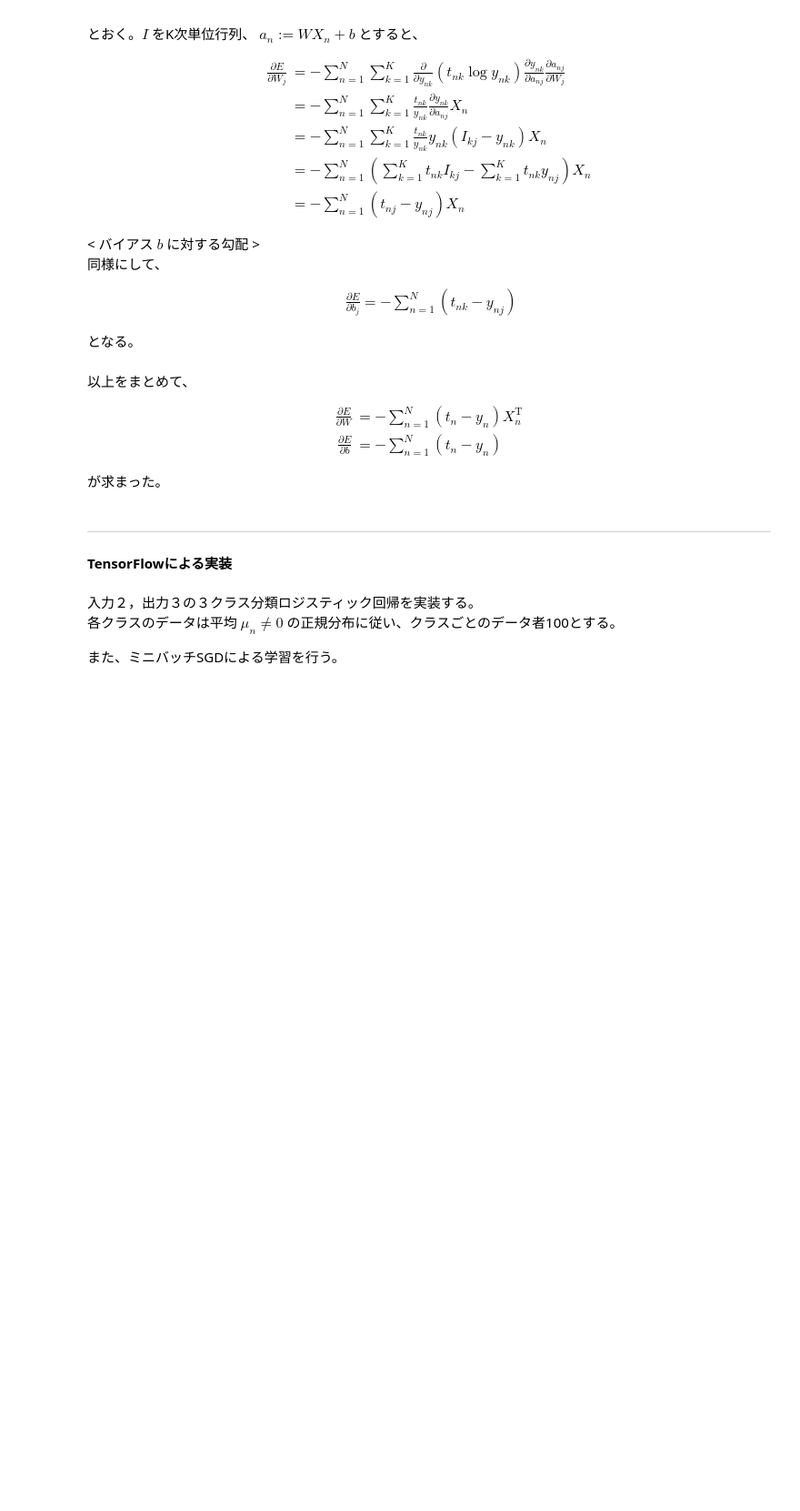
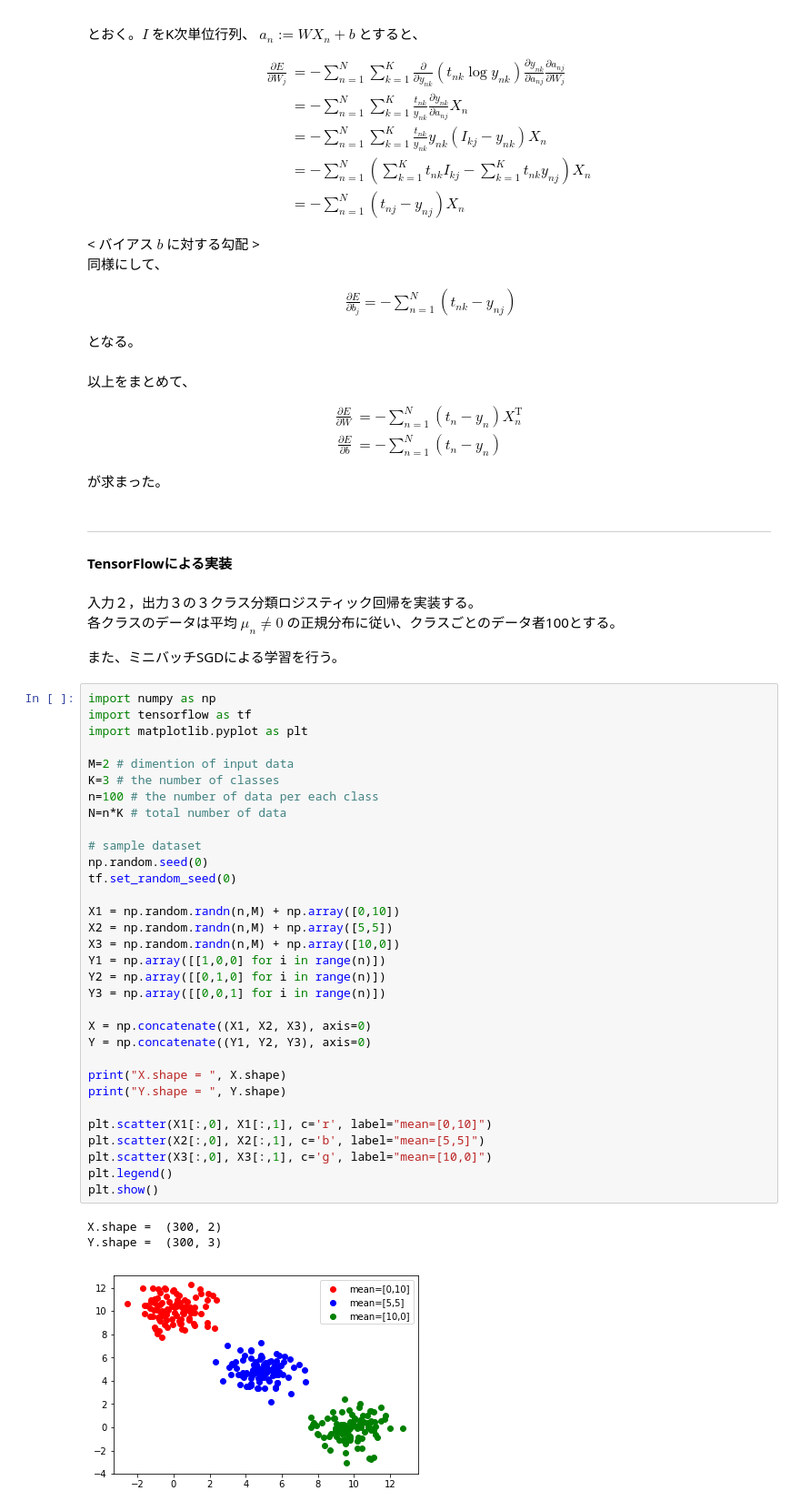
Before and after one commit to YouheiKomakine/pytorch-code-examples, a Jupyter notebook: Syoukai_DeepLearning_1.ipynb, the cells around one changed output. Shown at 91% size. Saved outputs shown, nothing was run; the diff lists cells and outputs as text; blank space fills up the shorter version.

```diff
--- a/Syoukai_DeepLearning_1.ipynb
+++ b/Syoukai_DeepLearning_1.ipynb
@@ -947,3 +947,39 @@ E := \,& E(W,b) \\
 各クラスのデータは平均 $\mu_{n} \neq 0$ の正規分布に従い、クラスごとのデータ者100とする。
 
 また、ミニバッチSGDによる学習を行う。
+# %%
+import numpy as np
+import tensorflow as tf
+import matplotlib.pyplot as plt
+
+M=2 # dimention of input data
+K=3 # the number of classes
+n=100 # the number of data per each class
+N=n*K # total number of data
+
+# sample dataset
+np.random.seed(0)
+tf.set_random_seed(0)
+
+X1 = np.random.randn(n,M) + np.array([0,10])
+X2 = np.random.randn(n,M) + np.array([5,5])
+X3 = np.random.randn(n,M) + np.array([10,0])
+Y1 = np.array([[1,0,0] for i in range(n)])
+Y2 = np.array([[0,1,0] for i in range(n)])
+Y3 = np.array([[0,0,1] for i in range(n)])
+
+X = np.concatenate((X1, X2, X3), axis=0)
+Y = np.concatenate((Y1, Y2, Y3), axis=0)
+
+print("X.shape = ", X.shape)
+print("Y.shape = ", Y.shape)
+
+plt.scatter(X1[:,0], X1[:,1], c='r', label="mean=[0,10]")
+plt.scatter(X2[:,0], X2[:,1], c='b', label="mean=[5,5]")
+plt.scatter(X3[:,0], X3[:,1], c='g', label="mean=[10,0]")
+plt.legend()
+plt.show()
+# %% [output]
+X.shape =  (300, 2)
+Y.shape =  (300, 3)
+[figure, added]
```
Also changed, not shown: parts of 3 cells of this notebook.
